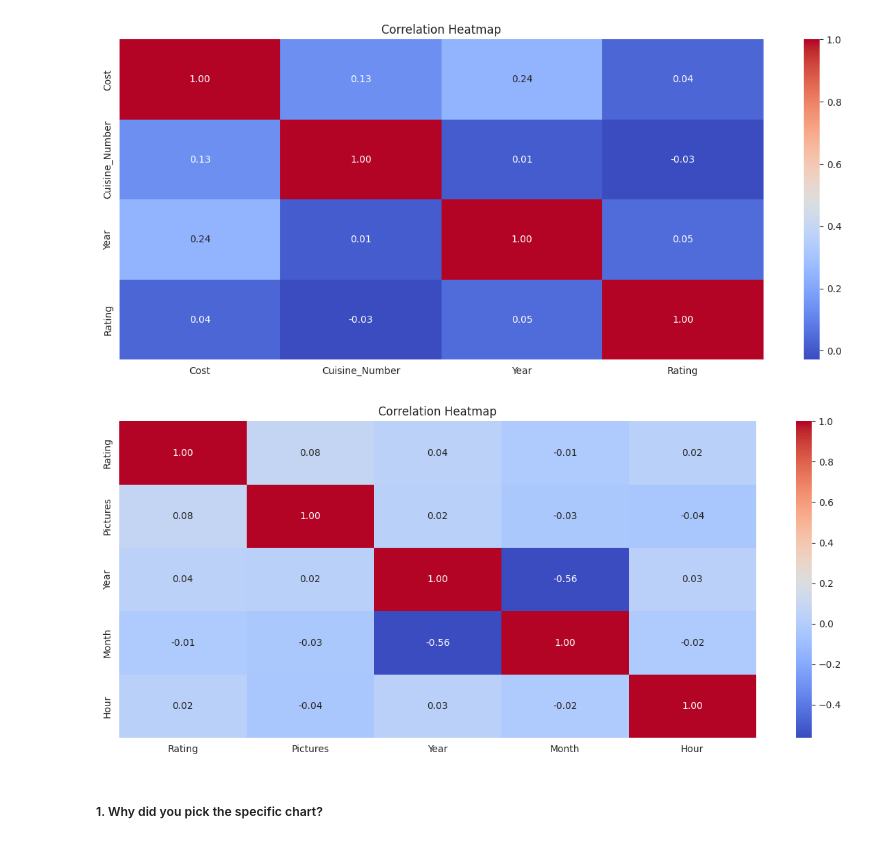
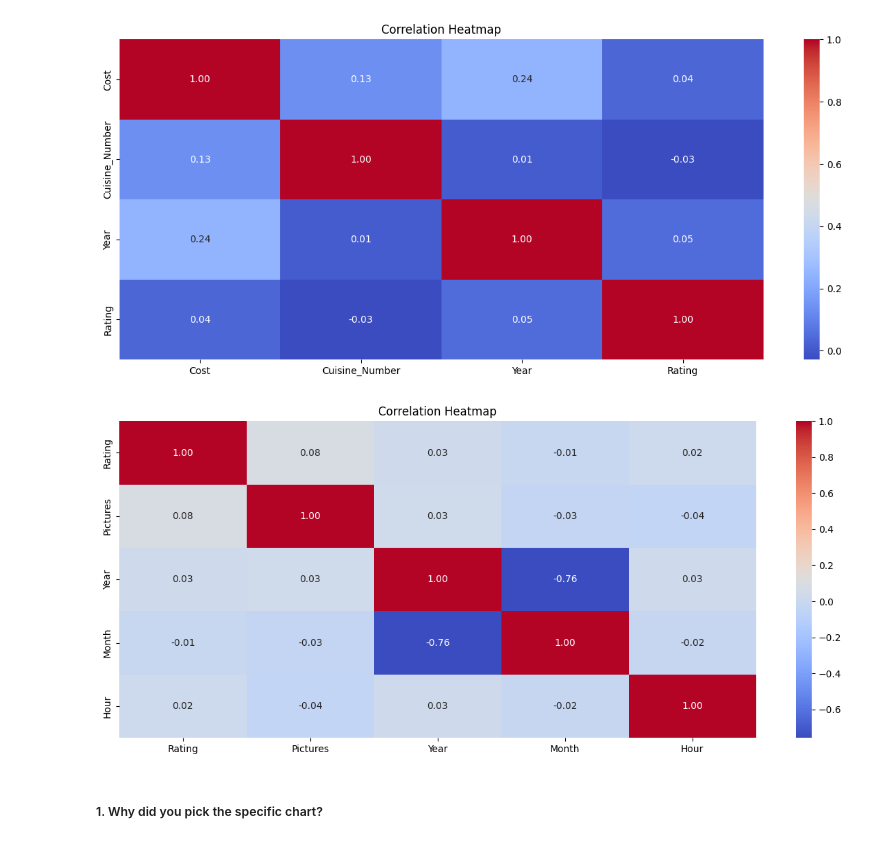
Before and after one commit to Manoharjha333/Zomato-Restaurant-Clustering-And-Sentiment-Analysis, a Jupyter notebook: Zomato_Restaurant_Clustering_And_Sentiment_Analysis.ipynb, the cells around one changed output. Cells and saved outputs as stored; diff of their text form; code cells hidden in the pictures.

```diff
--- a/Zomato_Restaurant_Clustering_And_Sentiment_Analysis.ipynb
+++ b/Zomato_Restaurant_Clustering_And_Sentiment_Analysis.ipynb
@@ -132,8 +114,7 @@ warnings.filterwarnings('ignore')
 # %%
 # Load Dataset
-
-meta_df = pd.read_csv('/content/drive/MyDrive/Zomato Restaurant Clustering And Sentiment Analysis/Zomato Restaurant names and Metadata.csv')
-review_df = pd.read_csv('/content/drive/MyDrive/Zomato Restaurant Clustering And Sentiment Analysis/Zomato Restaurant reviews.csv')
+meta_df = pd.read_csv('/content/drive/MyDrive/Zomato/Metadata.csv', encoding='ISO-8859-1')
+review_df = pd.read_csv('/content/drive/MyDrive/Zomato/Reviews.csv', encoding='ISO-8859-1')
 # %% [markdown]
 ### Dataset First View
 # %%
@@ -456,18 +437,28 @@ review_df.head()
 # %%
 review_df['Review'] = review_df['Review'].astype(str)
 # %%
-review_df['Time']=pd.to_datetime(review_df['Time'])
-review_df['Year'] = pd.DatetimeIndex(review_df['Time']).year
-review_df['Month'] = pd.DatetimeIndex(review_df['Time']).month
-review_df['Hour'] = pd.DatetimeIndex(review_df['Time']).hour
-review_df = review_df.drop(['Time'], axis =1)
+# Check if 'Time' column exists before attempting to convert it
+if 'Time' in review_df.columns:
+    # Convert 'Time' column to datetime format, handle errors with 'coerce'
+    review_df['Time'] = pd.to_datetime(review_df['Time'], format='%m/%d/%Y %H:%M', errors='coerce')
 
+    # Drop rows where 'Time' is NaT (parsing errors)
+    review_df = review_df.dropna(subset=['Time'])
 
-# Convert float to int in 'Year', 'Month', 'Hour', column
+    # Extract Year, Month, and Hour
+    review_df['Year'] = review_df['Time'].dt.year
+    review_df['Month'] = review_df['Time'].dt.month
+    review_df['Hour'] = review_df['Time'].dt.hour
+
+    # Drop the original 'Time' column
+    review_df = review_df.drop(['Time'], axis=1, errors='ignore')  # Ignore errors if 'Time' column is not present
+
+# For example, if you want to convert 'Year', 'Month', and 'Hour' columns to integers
 review_df['Year'] = pd.to_numeric(review_df['Year'], errors='coerce').astype('Int64')
 review_df['Month'] = pd.to_numeric(review_df['Month'], errors='coerce').astype('Int64')
 review_df['Hour'] = pd.to_numeric(review_df['Hour'], errors='coerce').astype('Int64')
 
+# Display the first 5 rows
 review_df.head(5)
 # %% [output]
 |  | Restaurant | Reviewer | Review | Rating | Pictures | User_Done_Rating | User_Done_Follow | Year | ... |
@@ -1063,15 +1058,20 @@ plt.show()
 # %%
 # Correlation Heatmap visualization code foe review_df dataset
 
-correlation_matrix = review_df.corr()
+# Identify and exclude non-numeric columns
+numeric_columns = review_df.select_dtypes(include=['number']).columns
+numeric_df = review_df[numeric_columns]
+
+# Create a correlation matrix
+correlation_matrix = numeric_df.corr()
 
 # Create a heatmap
 plt.figure(figsize=(15, 6))
 sns.heatmap(correlation_matrix, annot=True, cmap='coolwarm', fmt=".2f")
 plt.title("Correlation Heatmap")
 plt.show()
 # %% [output]
-[figure, old version]
+[figure, new version]
 # %% [markdown]
 ##### 1. Why did you pick the specific chart?
 # %% [markdown]
```
Also changed, not shown: parts of 74 cells of this notebook.
